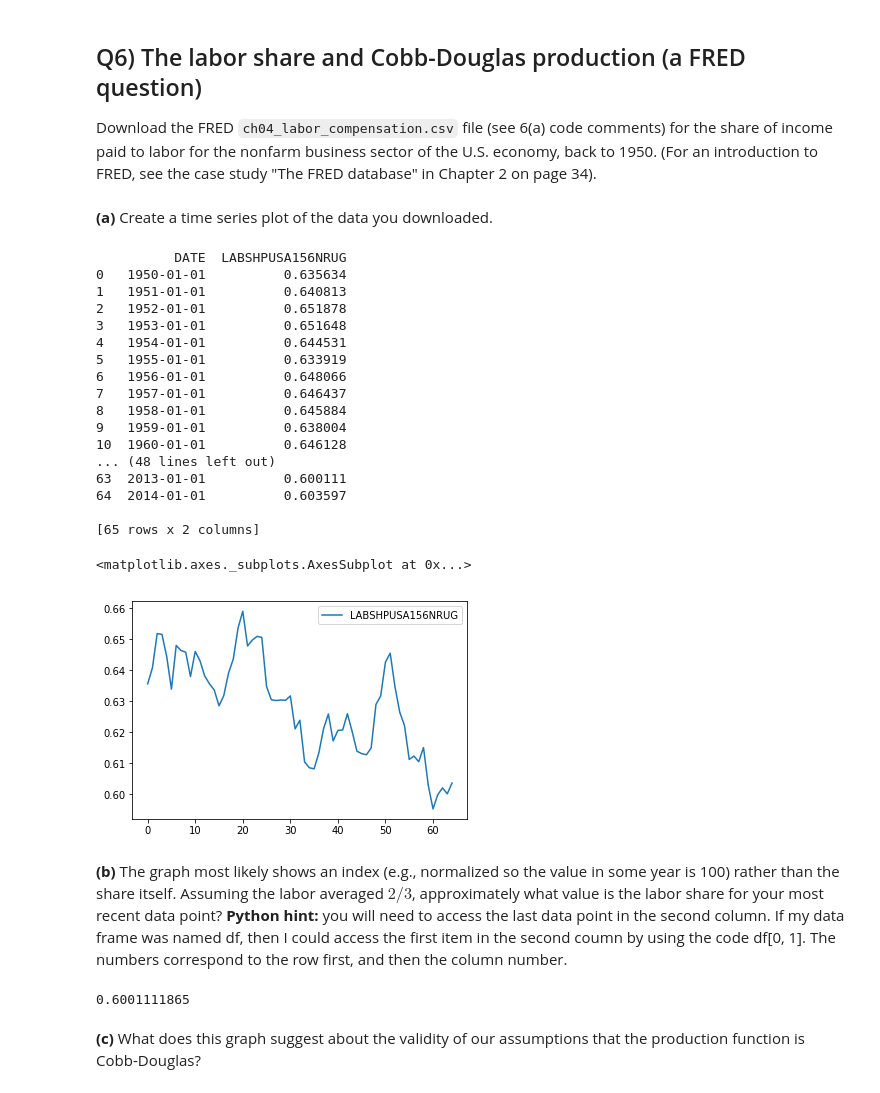
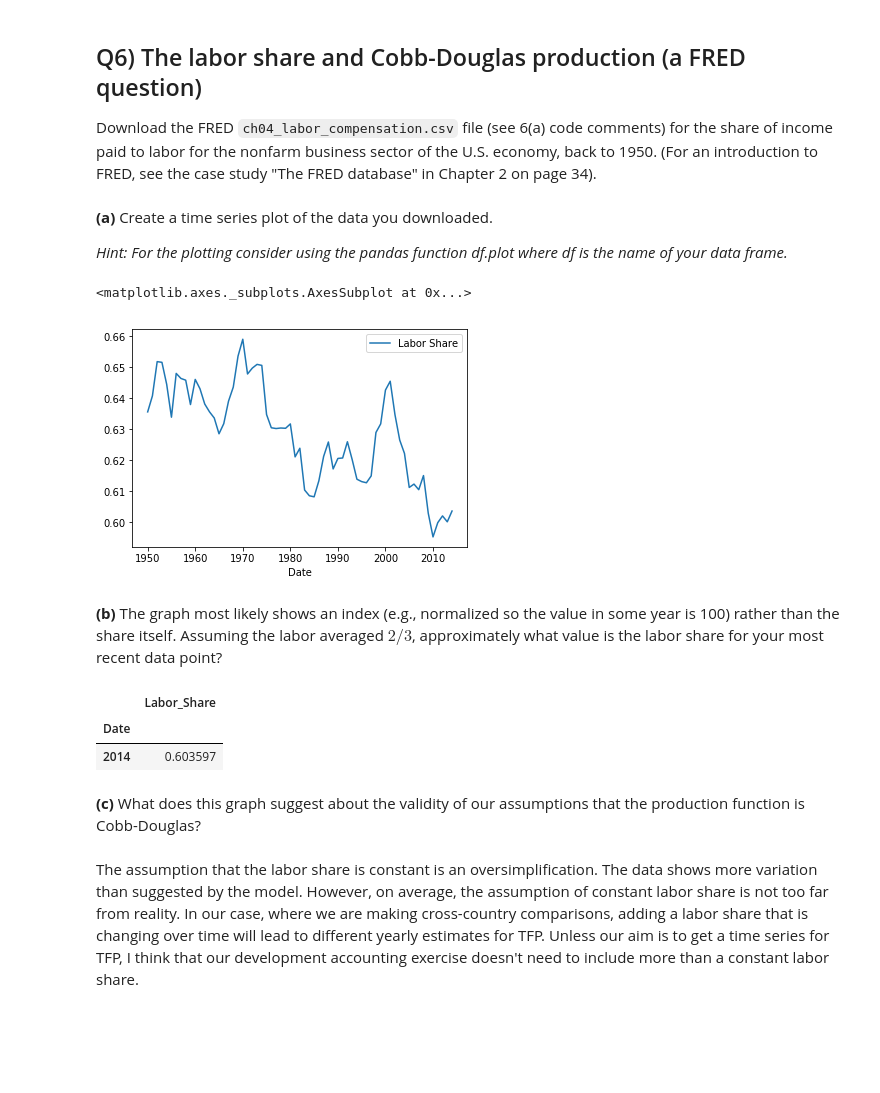
Before and after one commit to dylanjm/econ_381_development, a Jupyter notebook: solution_versions/chapter_04_solutions.ipynb, the cells around one changed output. Cells and saved outputs as stored; diff of their text form; code cells hidden in the pictures; blank space fills up the shorter version.

```diff
--- a/solution_versions/chapter_04_solutions.ipynb
+++ b/solution_versions/chapter_04_solutions.ipynb
@@ -408,48 +369,27 @@ Answers may vary
 Download the FRED `ch04_labor_compensation.csv` file (see 6(a) code comments) for the share of income paid to labor for the nonfarm business sector of the U.S. economy, back to 1950. (For an introduction to FRED, see the case study "The FRED database" in Chapter 2 on page 34).
 # %% [markdown]
 **(a)** Create a time series plot of the data you downloaded.
+
+_Hint:  For the plotting consider using the pandas function df.plot where df is the name of your data frame._
-# %%
-# Use what you learned in the Intermediate Python for Data Science Course in Data Camp (or consider looking at code
-# given in past assignments) to import the data using the Pandas library. Note when importing the .csv file, you need to
-# be able to tell the computer where to the data are located so it can read them in. The data are located in the link.
-# Instead of putting a file path to your computer for your read csv function, you will simply substitute the link below into
-# the import python function and proceed like a regular data import your learned in Data Camp. For the plotting consider using the pandas
-# function df.plot where df is the name of your data frame.
-# Link: https://raw.githubusercontent.com/dylanjm/econ_381_development/master/data/ch04_labor_compensation.csv
-
-
-# Import the data
-df = pd.read_csv("https://raw.githubusercontent.com/dylanjm/econ_381_development/master/data/ch04_labor_compensation.csv")
-print(df)
-
-# It is easier to use Pandas to plot in this case instead of matplotlib
-df.plot()
-# %% [output]
-          DATE  LABSHPUSA156NRUG
-0   1950-01-01          0.635634
-1   1951-01-01          0.640813
-2   1952-01-01          0.651878
-3   1953-01-01          0.651648
-4   1954-01-01          0.644531
-5   1955-01-01          0.633919
-6   1956-01-01          0.648066
-7   1957-01-01          0.646437
-8   1958-01-01          0.645884
-9   1959-01-01          0.638004
-10  1960-01-01          0.646128
-... (48 lines left out)
-63  2013-01-01          0.600111
-64  2014-01-01          0.603597
-
-[65 rows x 2 columns]
-<matplotlib.axes._subplots.AxesSubplot at 0x...>
-[figure, removed]
+# %%
+# Link: https://raw.githubusercontent.com/dylanjm/econ_381_development/master/data/ch04_labor_compensation.csv
+
+# Import the data
+df = pd.read_csv("https://raw.githubusercontent.com/dylanjm/econ_381_development/master/data/ch04_labor_compensation.csv", header=0,names = ['Date','Labor Share'], index_col=0)
+df.index = pd.DatetimeIndex(df.index).year # Converts dd-mm-yyyy dates to yyyy format only.
+df.plot()
+# %% [output]
+<matplotlib.axes._subplots.AxesSubplot at 0x...>
+[figure, added]
 # %% [markdown]
-**(b)** The graph most likely shows an index (e.g., normalized so the value in some year is 100) rather than the share itself. Assuming the labor averaged $2/3$, approximately what value is the labor share for your most recent data point? **Python hint:** you will need to access the last data point in the second column. If my data frame was named df, then I could access the first item in the second coumn by using the code df[0, 1]. The numbers correspond to the row first, and then the column number.
+**(b)** The graph most likely shows an index (e.g., normalized so the value in some year is 100) rather than the share itself. Assuming the labor averaged $2/3$, approximately what value is the labor share for your most recent data point?
-# %%
-# Last row, second column
-df.iat[63, 1]
-# %% [output]
-0.6001111865
+# %%
+df.iloc[[-1]]
+# %% [output]
+|  | Labor_Share |
+| Date |  |
+| 2014 | 0.603597 |
 # %% [markdown]
 **(c)** What does this graph suggest about the validity of our assumptions that the production function is Cobb-Douglas?
+# %% [markdown]
+The assumption that the labor share is constant is an oversimplification. The data shows more variation than suggested by the model. However, on average, the assumption of constant labor share is not too far from reality. In our case, where we are making cross-country comparisons, adding a labor share that is changing over time will lead to different yearly estimates for TFP. Unless our aim is to get a time series for TFP, I think that our development accounting exercise doesn't need to include more than a constant labor share.
```
Also changed, not shown: parts of 19 cells of this notebook, 1 other file.
